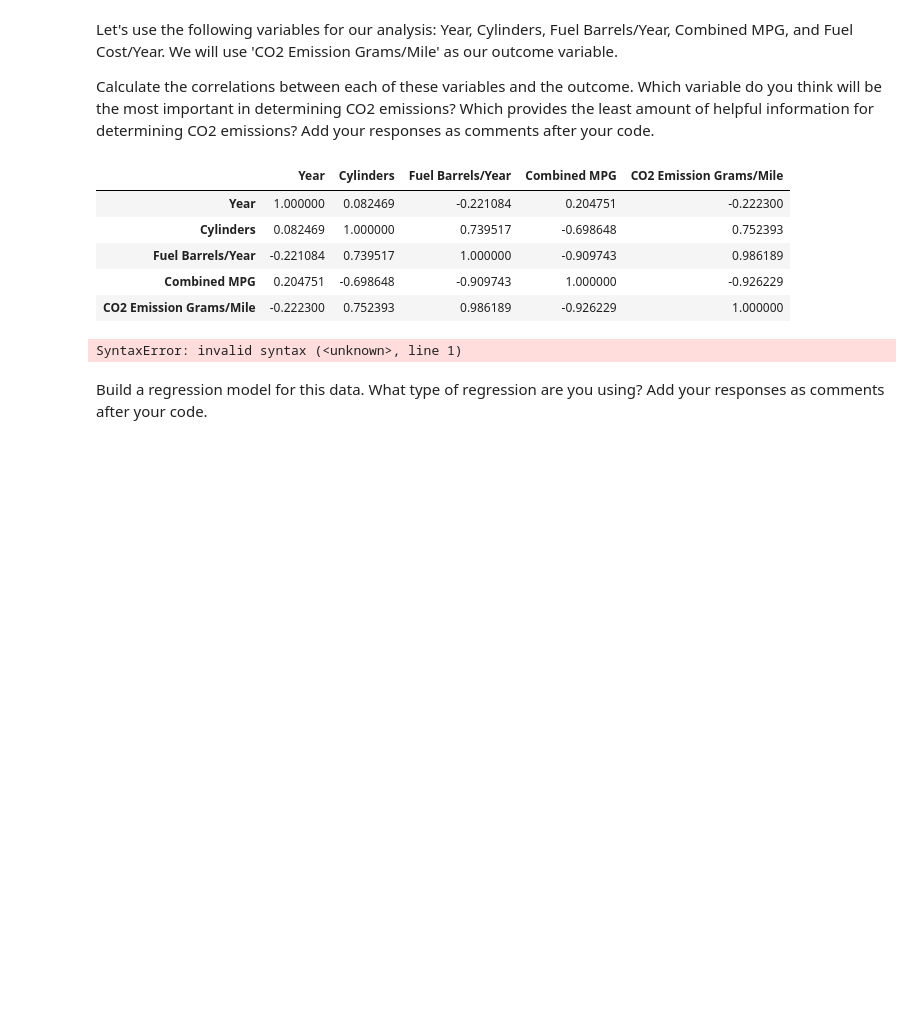
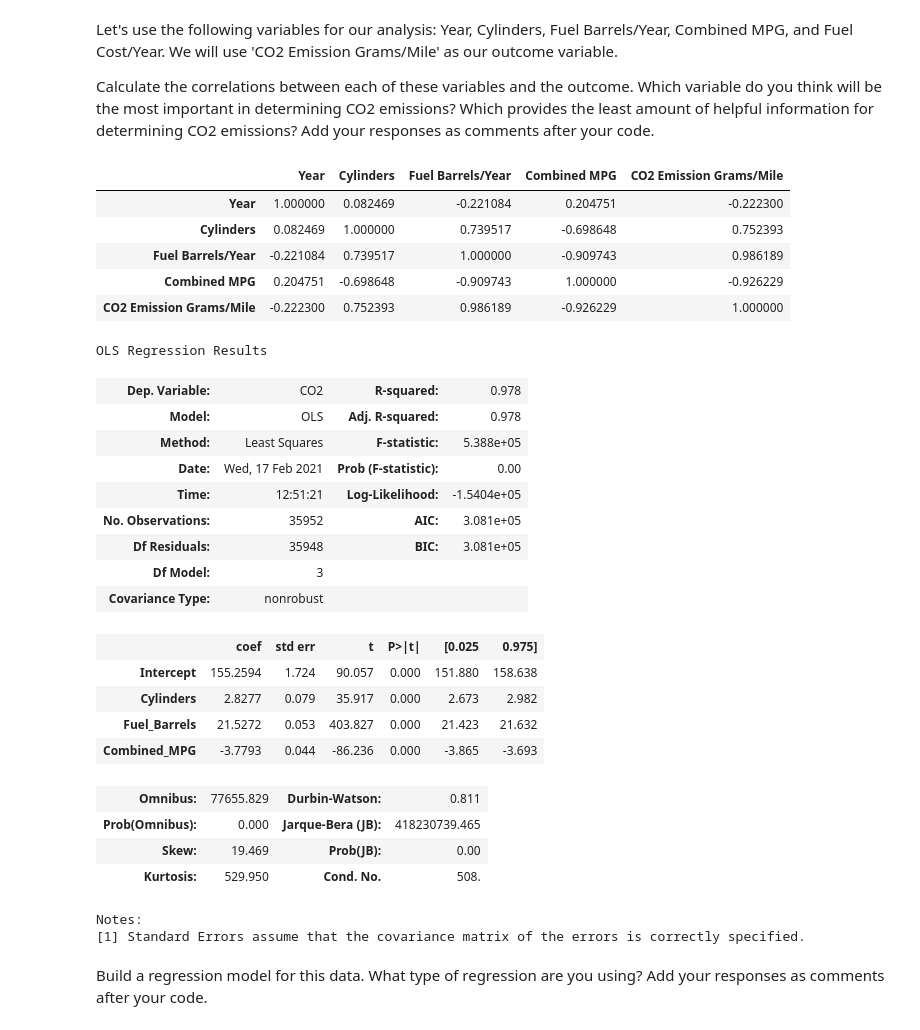
Before and after one commit to Ironhack-Data-Madrid-Enero-2021/lab-regression-analysis, a Jupyter notebook: your-code.ipynb, the cells around one changed output. Saved outputs shown, nothing was run; the diff lists cells and outputs as text; code cells hidden in the pictures; blank space fills up the shorter version.

```diff
--- a/your-code.ipynb
+++ b/your-code.ipynb
@@ -133,11 +133,32 @@ vehicles.corr()
 | Fuel Barrels/Year | -0.221084 | 0.739517 | 1.000000 | -0.909743 | 0.986189 |
 | Combined MPG | 0.204751 | -0.698648 | -0.909743 | 1.000000 | -0.926229 |
 | CO2 Emission Grams/Mile | -0.222300 | 0.752393 | 0.986189 | -0.926229 | 1.000000 |
-# %%
-results = smf.ols('CO2 Emission Grams/Mile ~ Fuel Barrels/Year', data=vehicles).fit()
-results.summary()
-# %% [output]
-SyntaxError: invalid syntax (<unknown>, line 1)
+# %%
+vehicles = vehicles.rename(columns = {"Fuel Barrels/Year": "Fuel_Barrels", "Combined MPG": "Combined_MPG", "CO2 Emission Grams/Mile":"CO2"})
+results2 = smf.ols("CO2 ~ Cylinders + Fuel_Barrels + Combined_MPG", data = vehicles).fit()
+results2.summary()
+# %% [output]
+OLS Regression Results
+| Dep. Variable: | CO2 | R-squared: | 0.978 |
+| Model: | OLS | Adj. R-squared: | 0.978 |
+| Method: | Least Squares | F-statistic: | 5.388e+05 |
+| Date: | Wed, 17 Feb 2021 | Prob (F-statistic): | 0.00 |
+| Time: | 12:51:21 | Log-Likelihood: | -1.5404e+05 |
+| No. Observations: | 35952 | AIC: | 3.081e+05 |
+| Df Residuals: | 35948 | BIC: | 3.081e+05 |
+| Df Model: | 3 |  |  |
+| Covariance Type: | nonrobust |  |  |
+|  | coef | std err | t | P>|t| | [0.025 | 0.975] |
+| Intercept | 155.2594 | 1.724 | 90.057 | 0.000 | 151.880 | 158.638 |
+| Cylinders | 2.8277 | 0.079 | 35.917 | 0.000 | 2.673 | 2.982 |
+| Fuel_Barrels | 21.5272 | 0.053 | 403.827 | 0.000 | 21.423 | 21.632 |
+| Combined_MPG | -3.7793 | 0.044 | -86.236 | 0.000 | -3.865 | -3.693 |
+| Omnibus: | 77655.829 | Durbin-Watson: | 0.811 |
+| Prob(Omnibus): | 0.000 | Jarque-Bera (JB): | 418230739.465 |
+| Skew: | 19.469 | Prob(JB): | 0.00 |
+| Kurtosis: | 529.950 | Cond. No. | 508. |
+Notes:
+[1] Standard Errors assume that the covariance matrix of the errors is correctly specified.
 # %% [markdown]
 Build a regression model for this data. What type of regression are you using? Add your responses as comments after your code.
 # %%
```
